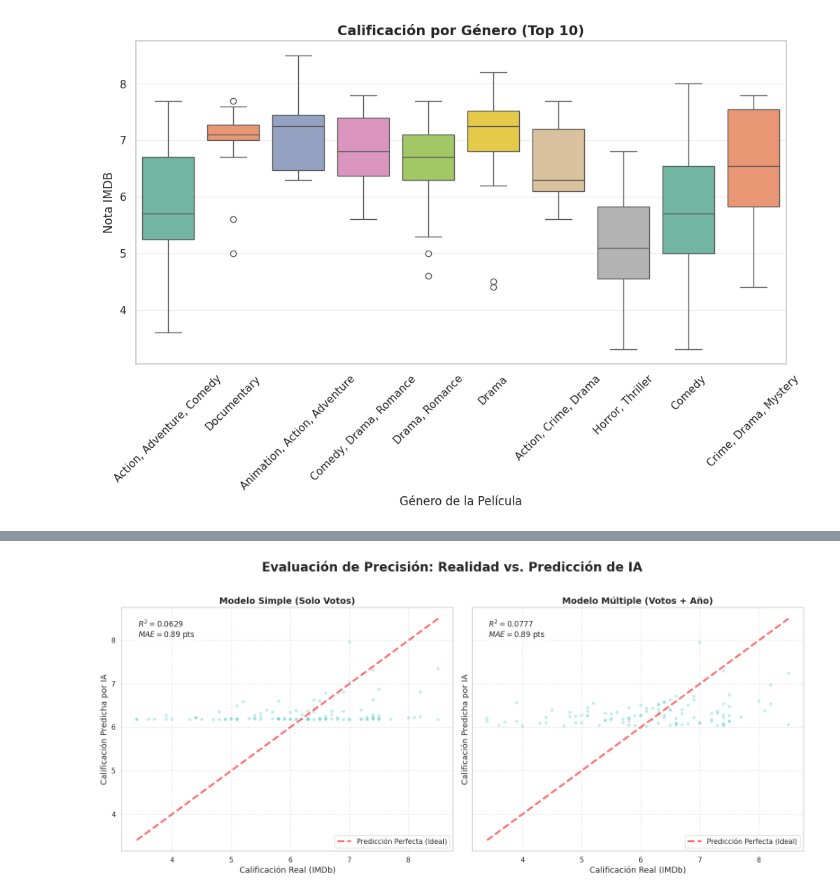
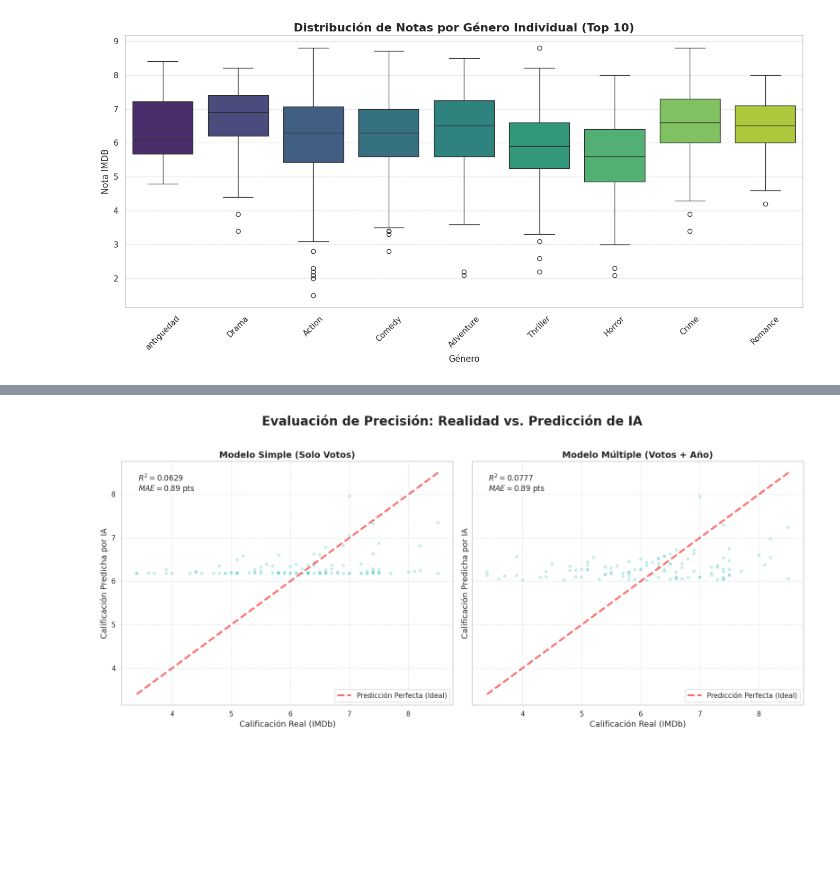
Before and after one commit to SantiagoPlazas2005/Grupo6_Plazas_Ordo-ez, a Jupyter notebook: analisis_peliculas_regresion.ipynb.ipynb, the cells around one changed output, grey strips where cells are left out. Cells and saved outputs as stored; diff of their text form; code cells hidden in the pictures; blank space fills up the shorter version.

Commit message:
Ignorando venv y preparando para mañana

```diff
--- a/analisis_peliculas_regresion.ipynb.ipynb
+++ b/analisis_peliculas_regresion.ipynb.ipynb
@@ -32,0 +85,14 @@ print(f"✅ Dataset cargado. Tenemos {len(df)} películas listas para la IA.")
+# %%
+# 1. Limpieza de la columna original
+df['genero'] = df['genero'].fillna('Unknown').astype(str)
+
+# 2. Crear las columnas de 0 y 1 (One-Hot Encoding)
+# Usamos .str.get_dummies para separar por la coma y el espacio
+df_generos = df['genero'].str.get_dummies(sep=', ')
+
+# 3. CONCATENAR al dataframe original
+# Eliminamos columnas de géneros antiguas si existen para evitar duplicados
+df = df.drop(columns=[c for c in df_generos.columns if c in df.columns], errors='ignore')
+df = pd.concat([df, df_generos], axis=1)
+
+print(f"✅ Géneros procesados. Columnas nuevas: {list(df_generos.columns[:5])}...")
@@ -84,21 +184,40 @@ plt.show()
 # %%
-# ── CELDA 6: Boxplots por Género ─────────────────────────────
-plt.figure(figsize=(12, 6))
+# ── CELDA 6: Boxplots por Género Individual (Análisis de Calidad) ───────────
+plt.figure(figsize=(14, 7))
 
-# Filtramos el Top 10 de géneros
-top_generos = df['genero'].value_counts().nlargest(10).index
-df_top = df[df['genero'].isin(top_generos)]
+# 1. Identificamos las columnas de géneros (las que creamos con dummies)
+# Filtramos para quedarnos solo con las columnas que tienen 0 y 1
+columnas_excluir = ['titulo', 'anio', 'genero', 'director', 'actores', 'poster',
+                    'calificacion_imdb', 'votos_imdb', 'id_imdb', 'plot', 'tipo', 'fecha_extraccion']
+generos_list = [col for col in df.columns if col not in columnas_excluir]
 
-# Corregimos el aviso: asignamos x a hue y quitamos la leyenda
-sns.boxplot(data=df_top, x='genero', y='calificacion_imdb',
-            hue='genero', palette='Set2', legend=False)
+# 2. Top 10 géneros con más películas
+top_10_indiv = df[generos_list].sum().sort_values(ascending=False).head(10).index
 
-plt.title('Calificación por Género (Top 10)', fontweight='bold', fontsize=14)
-plt.xticks(rotation=45)
-plt.xlabel('Género de la Película')
-plt.ylabel('Nota IMDB')
-plt.grid(axis='y', alpha=0.3)
-plt.show()
+# 3. Creamos el DataFrame para el boxplot de forma más eficiente
+data_plot = []
+for g in top_10_indiv:
+    # Filtramos las notas de las películas que pertenecen a este género
+    notas = df[df[g] == 1]['calificacion_imdb'].dropna()
+    for nota in notas:
+        data_plot.append({'Género': g, 'Nota IMDB': nota})
+
+# Convertimos a DataFrame
+df_box = pd.DataFrame(data_plot)
+
+# --- VALIDACIÓN CRÍTICA ---
+if df_box.empty:
+    print("❌ ERROR: El DataFrame de los géneros está vacío. Revisa si el One-Hot Encoding se ejecutó correctamente.")
+else:
+    # 4. Graficamos
+    sns.boxplot(data=df_box, x='Género', y='Nota IMDB', hue='Género',
+                palette='viridis', legend=False)
+
+    plt.title('Distribución de Notas por Género Individual (Top 10)', fontweight='bold', fontsize=16)
+    plt.xticks(rotation=45)
+    plt.grid(axis='y', linestyle='--', alpha=0.6)
+    plt.tight_layout()
+    plt.show()
 # %% [output]
-[figure, old version]
+[figure, new version]
 # %%
```
Also changed, not shown: parts of 33 cells of this notebook, 34 other files.
